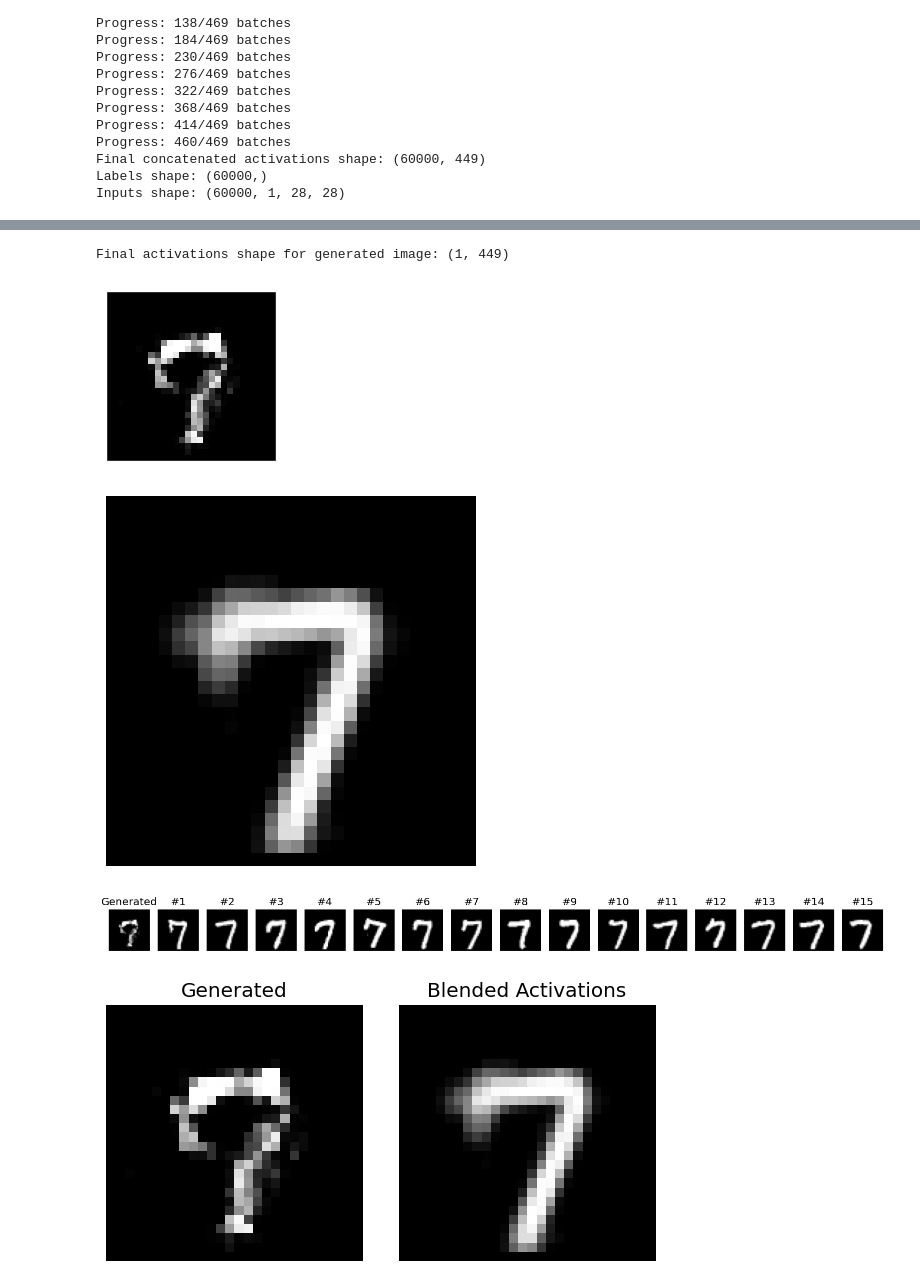
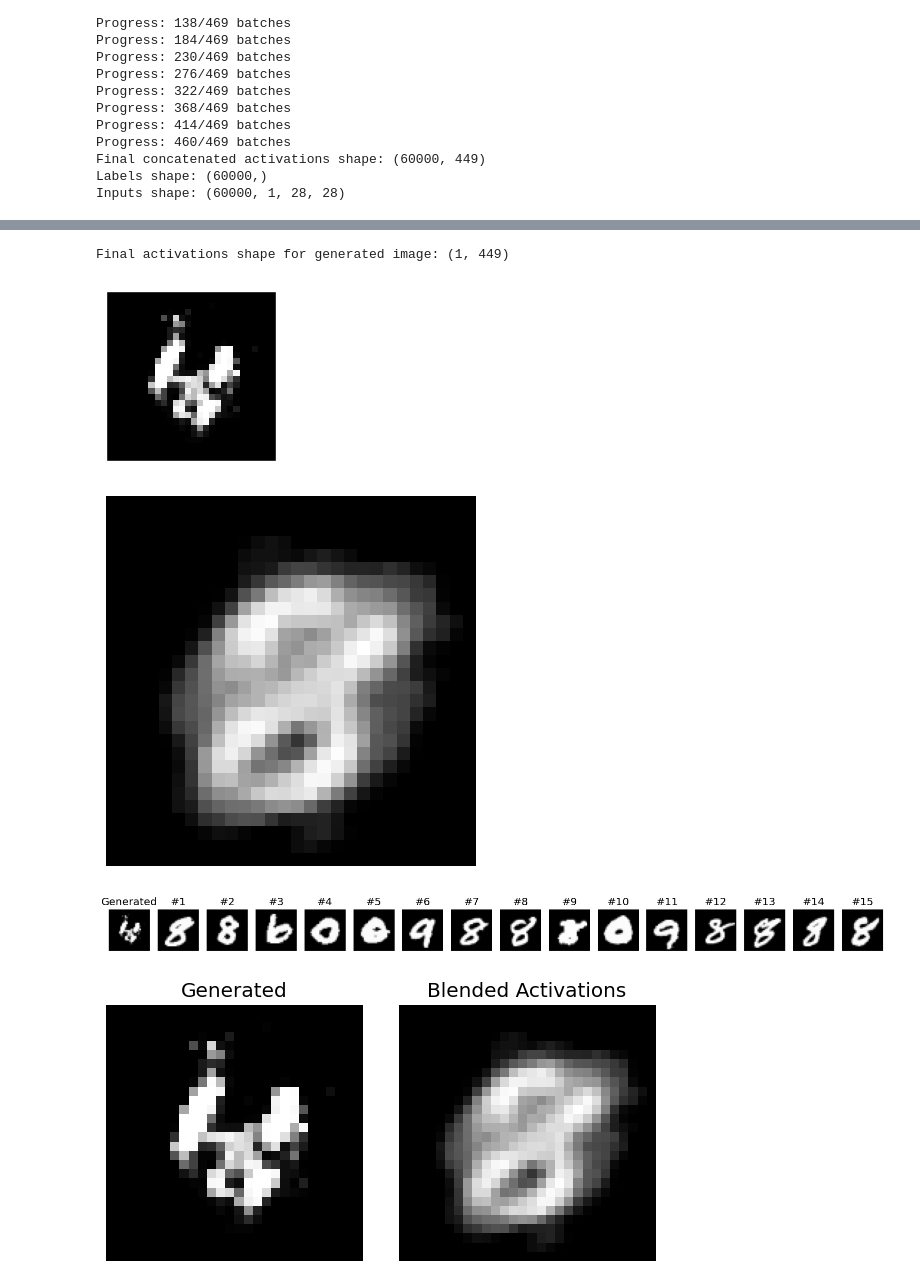
Before and after one commit to Lukas-S/Renn_basics, a Jupyter notebook: 04_mnist_gan.ipynb, the cells around one changed output, grey strips where cells are left out. Drawn from its saved outputs; the diff is of its cells as text; code cells hidden in the pictures.

```diff
--- a/04_mnist_gan.ipynb
+++ b/04_mnist_gan.ipynb
@@ -750,7 +750,7 @@ generated_activations = collect_discriminator_activations_for_generated(g, d, z,
 fake_image_display = fake_image.cpu().view(1, 1, 28, 28).detach()
 display_images(fake_image_display, n_cols=1, figsize=(2, 2))
 
-indices, distances = knn_search(query=generated_activations[:,:128], dataset=activations[:,:128], k=15, metric='euclidean')
+indices, distances = knn_search(query=generated_activations[:,448:], dataset=activations[:,448:], k=15, metric='euclidean')
 
 #
 
@@ -763,34 +763,34 @@ blended_act, act_dist = blend_samples(dataset=activations,
 # For images
 blended_img, img_dist = blend_samples(dataset=inputs,
                                     indices=indices,
                                     distances=distances,
                                     reference=fake_image)
 
 # Display blended image
 plt.imshow(blended_img.squeeze(), cmap='gray')
 plt.axis('off')
 plt.show()
 
 # Example usage:
 fake_image_display = fake_image.cpu().view(1, 1, 28, 28).detach()
 visualize_neighbors(fake_image_display, inputs, indices)
 
 # Optional: Also visualize the blended result
 blended_input, _ = blend_samples(dataset=inputs, indices=indices, distances=distances)
 plt.figure(figsize=(6, 3))
 plt.subplot(1, 2, 1)
 plt.imshow(fake_image_display[0, 0].cpu(), cmap='gray')
 plt.title('Generated')
 plt.axis('off')
 plt.subplot(1, 2, 2)
 plt.imshow(blended_input[0], cmap='gray')
 plt.title('Blended Activations')
 plt.axis('off')
 plt.tight_layout()
 plt.show()
 # %% [output]
 Final activations shape for generated image: (1, 449)
-[figure, old version]
+[figure, new version]
-[figure, old version]
+[figure, new version]
-[figure, old version]
+[figure, new version]
-[figure, old version]
+[figure, new version]
```
Also changed, not shown: parts of 1 cell of this notebook, 2 other files.
